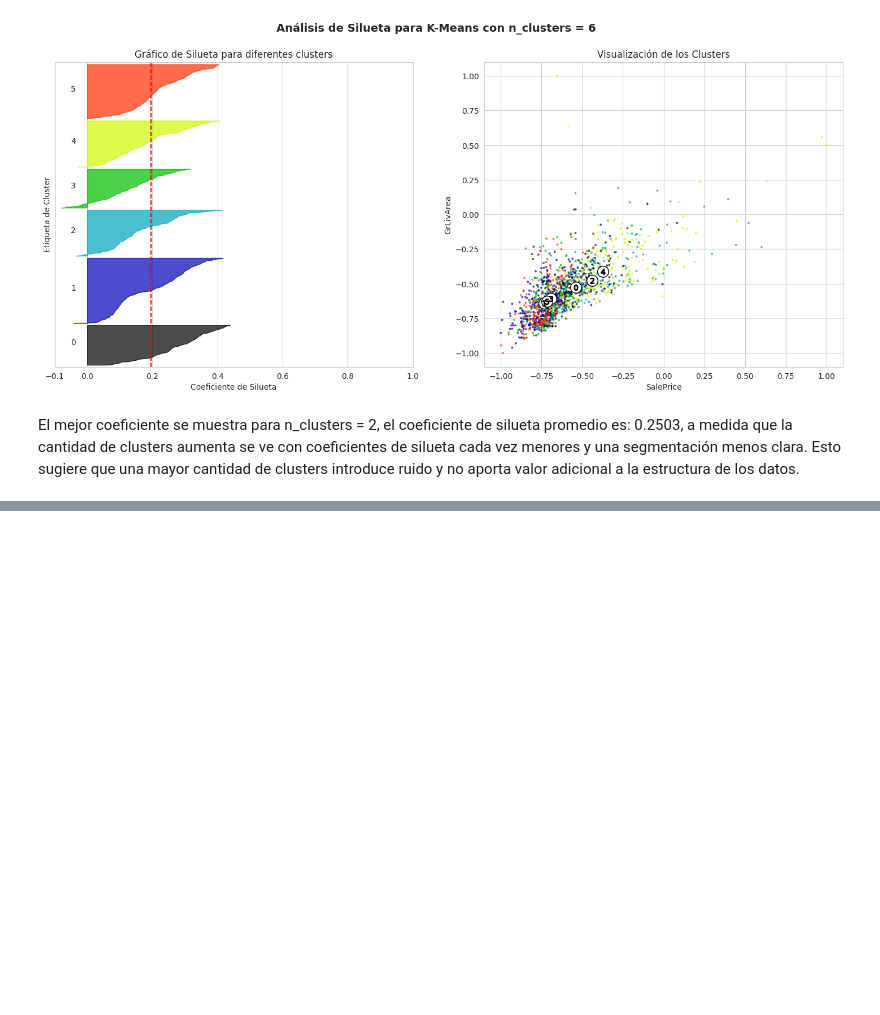
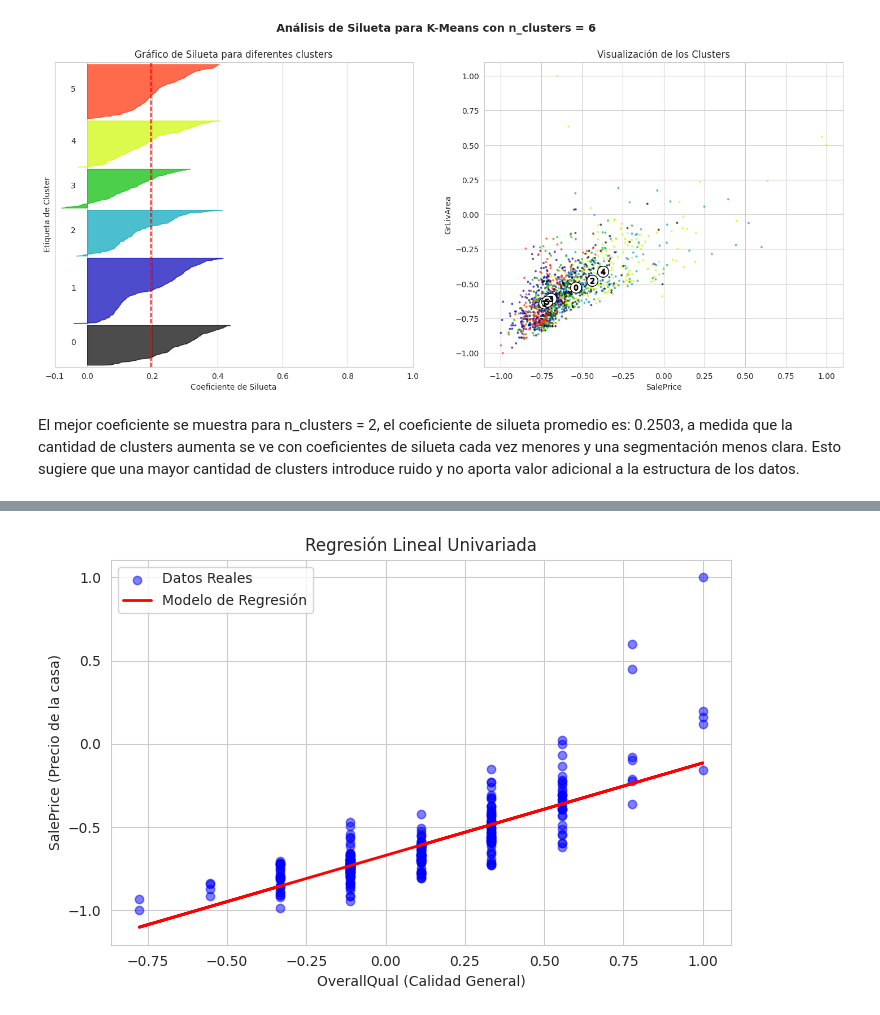
Before and after one commit to DanielDubon/MRL_DataMining, a Jupyter notebook: MRL_HDT3.ipynb, the cells around one changed output, grey strips where cells are left out. Saved outputs shown, nothing was run; the diff lists cells and outputs as text; code cells hidden in the pictures; blank space fills up the shorter version.

```diff
--- a/MRL_HDT3.ipynb
+++ b/MRL_HDT3.ipynb
@@ -546,0 +673,16 @@ El mejor coeficiente se muestra para n_clusters = 2, el coeficiente de silueta p
+# %%
+plt.figure(figsize=(8,5))
+
+# Graficar puntos reales
+plt.scatter(X_test, y_test, color='blue', alpha=0.5, label="Datos Reales")
+
+# Graficar la recta de regresión
+plt.plot(X_test, y_pred, color='red', linewidth=2, label="Modelo de Regresión")
+
+plt.xlabel("OverallQual (Calidad General)")
+plt.ylabel("SalePrice (Precio de la casa)")
+plt.title("Regresión Lineal Univariada")
+plt.legend()
+plt.show()
+# %% [output]
+[figure, added]
```
Also changed, not shown: parts of 24 cells of this notebook.
